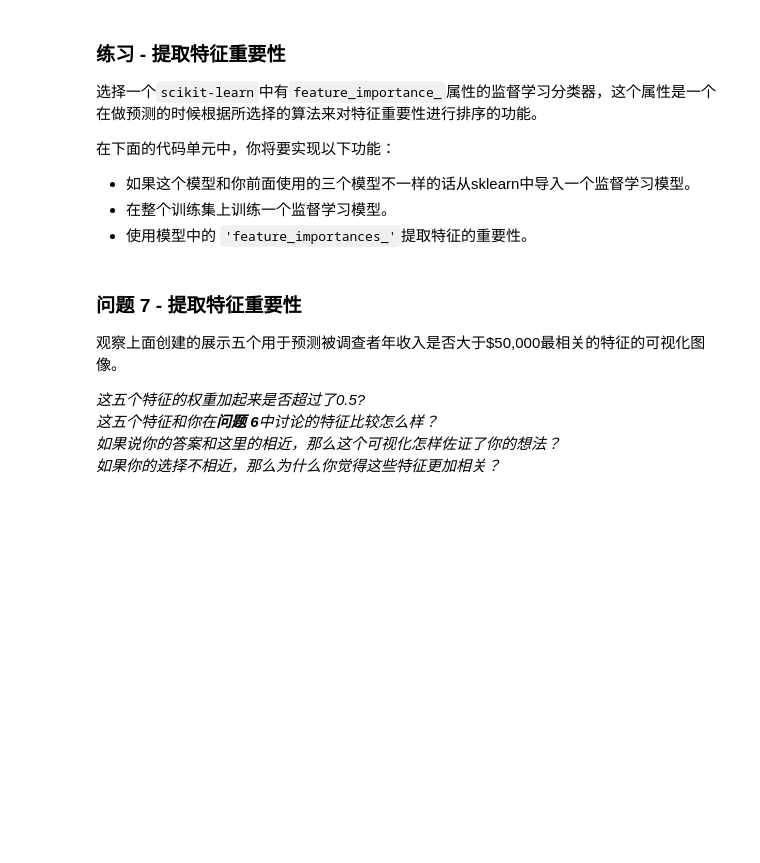
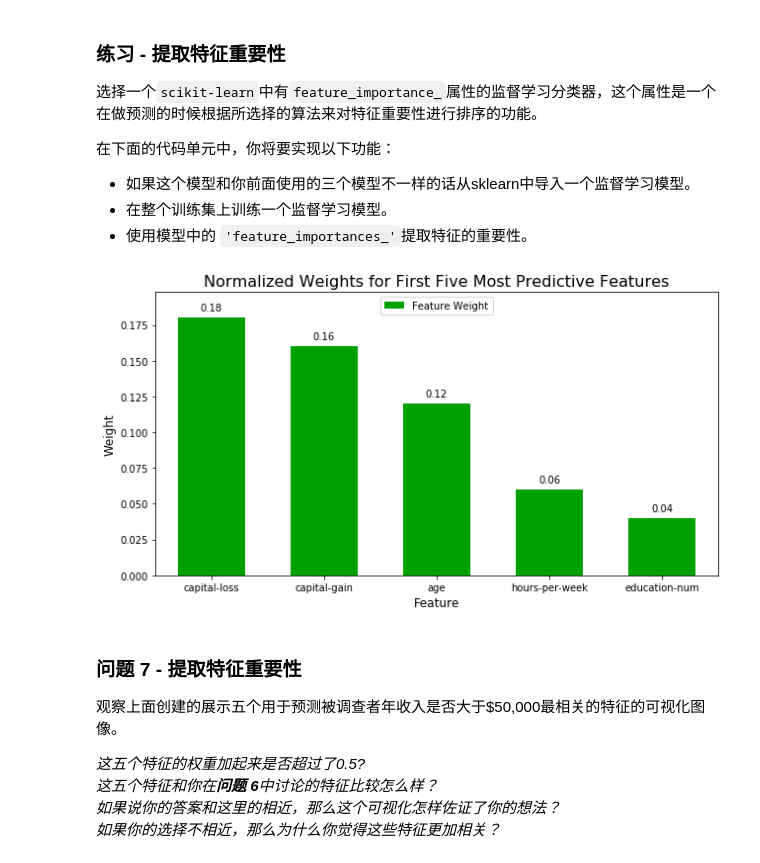
Before and after one commit to jay6987/finding_donors, a Jupyter notebook: finding_donors.ipynb, the cells around one changed output. Saved outputs shown, nothing was run; the diff lists cells and outputs as text; code cells hidden in the pictures; blank space fills up the shorter version.

```diff
--- a/finding_donors.ipynb
+++ b/finding_donors.ipynb
@@ -477,20 +519,24 @@ AdaBoostClassifier trained on 28941 samples.
 **注意：** 取决于你选择的参数列表，下面实现的代码可能需要花一些时间运行！
 # %%
 # TODO：导入'GridSearchCV', 'make_scorer'和其他一些需要的库
+from sklearn.model_selection import GridSearchCV, KFold
+from sklearn.metrics import make_scorer
+from sklearn import linear_model
 
 # TODO：初始化分类器
-clf = None
+clf = linear_model.LogisticRegression()
 
 # TODO：创建你希望调节的参数列表
-parameters = None
+parameters = {'C':[1, 1.5, 2, 2.5]}
 
 # TODO：创建一个fbeta_score打分对象
-scorer = None
+scorer = make_scorer(fbeta_score, beta = 0.5)
 
 # TODO：在分类器上使用网格搜索，使用'scorer'作为评价函数
-grid_obj = None
+grid_obj = GridSearchCV(clf, parameters, scorer, cv = KFold(n_splits=10))
 
 # TODO：用训练数据拟合网格搜索对象并找到最佳参数
+grid_obj.fit(X_train, y_train)
 
 # 得到estimator
 best_clf = grid_obj.best_estimator_
@@ -550,15 +612,19 @@ _在这十三个记录中，你认为哪五个特征对于预测是最重要的
  - 使用模型中的 `'feature_importances_'`提取特征的重要性。
 # %%
 # TODO：导入一个有'feature_importances_'的监督学习模型
+from sklearn import ensemble
 
 # TODO：在训练集上训练一个监督学习模型
-model = None
+model = ensemble.AdaBoostClassifier()
+model.fit(X_train, y_train)
 
 # TODO： 提取特征重要性
-importances = None
+importances = model.feature_importances_
 
 # 绘图
 vs.feature_plot(importances, X_train, y_train)
+# %% [output]
+[figure, added]
 # %% [markdown]
 ### 问题 7 - 提取特征重要性
 观察上面创建的展示五个用于预测被调查者年收入是否大于\$50,000最相关的特征的可视化图像。
```
Also changed, not shown: parts of 24 cells of this notebook.
